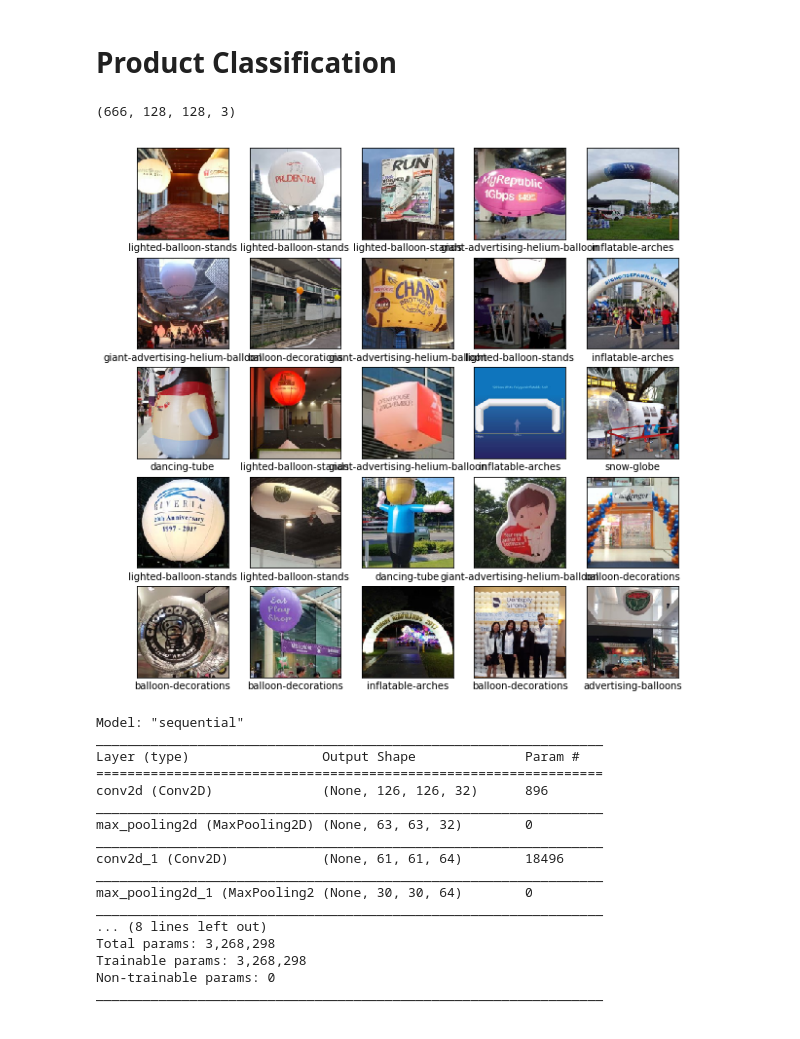
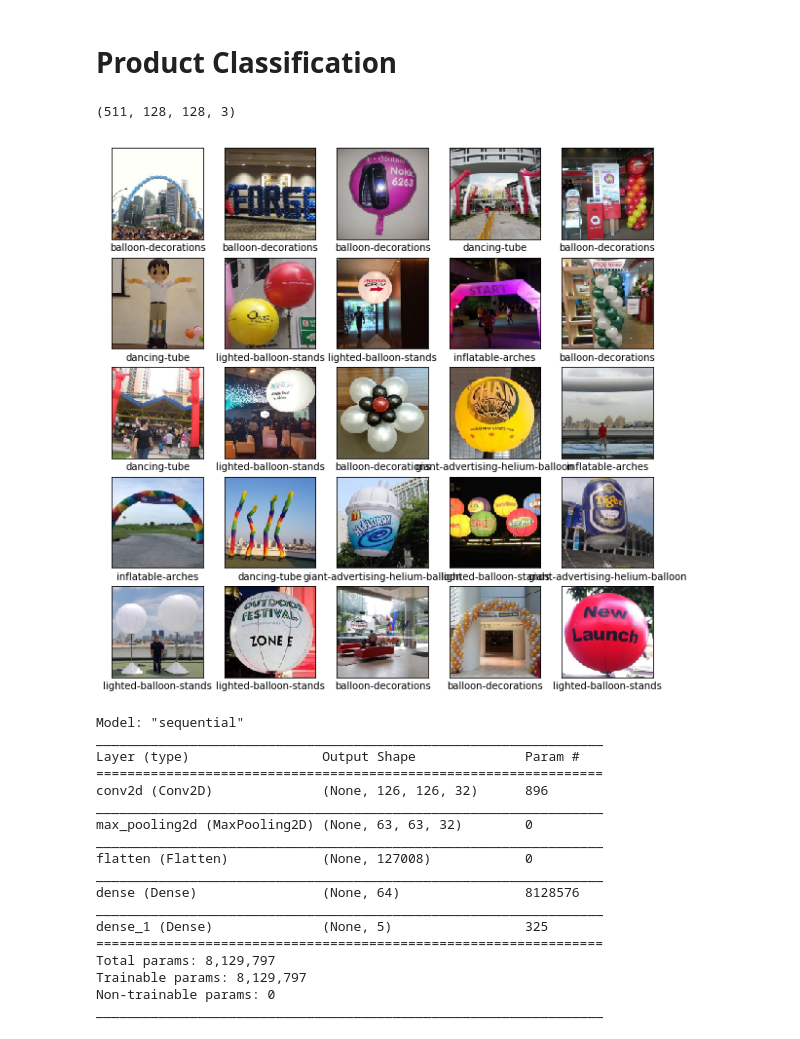
Before and after one commit to isaactjy/Advertising, a Jupyter notebook: inflatables.ipynb, the cells around one changed output. Cells and saved outputs as stored; diff of their text form; code cells hidden in the pictures.

```diff
--- a/inflatables.ipynb
+++ b/inflatables.ipynb
@@ -145,7 +145,7 @@ import matplotlib.pyplot as plt
 %matplotlib inline
 
 class_dict = {}
-with open("classes.txt","r") as txt:
+with open("classes5.txt","r") as txt:
     classes = [line.strip() for line in txt.readlines()]
     class_dict = dict(zip(range(len(classes)),classes))
 
@@ -155,47 +155,45 @@ def loadImages(root,txt):
         all_classes = []
         for line in f.readlines():
             imgname = line.split(" ")[0]
             img_arr = cv2.imread(root + imgname)
             img_arr = img_arr[:,:,::-1]
             img_arr = cv2.resize(img_arr,(128,128))
             all_imgs.append(img_arr)
             label = int(line.split(" ")[1].strip("\n"))
             all_classes.append(label)
         return np.array(all_imgs),np.array(all_classes)
 
 train_root = "D:\\Projects\\train\\"
 test_root = "D:\\Projects\\test\\"
 X_train,y_train = loadImages(train_root,"D:\\Projects\Advertising\\train.txt")
 X_test,y_test = loadImages(test_root,"D:\\Projects\\Advertising\\test.txt")
 # Normalise pixel values to be between 0 and 1
 X_train, X_test = X_train/255.0, X_test/255.0
 
 print(X_train.shape)
 
 plt.figure(figsize=(10,10))
 for i in range(25):
     plt.subplot(5,5,i+1)
     plt.xticks([])
     plt.yticks([])
     plt.grid(False)
     plt.imshow(X_train[i], cmap=plt.cm.binary)
     plt.xlabel(class_dict[y_train[i]])
 plt.show()
 # %% [output]
-(666, 128, 128, 3)
+(511, 128, 128, 3)
-[figure, old version]
+[figure, new version]
 # %%
 import tensorflow as tf
 from tensorflow.keras import layers, models
+
 model = models.Sequential()
 model.add(layers.Conv2D(32,(3,3), activation = "relu", input_shape =(128,128,3)))
 model.add(layers.MaxPooling2D((2, 2)))
-model.add(layers.Conv2D(64, (3, 3), activation='relu'))
-model.add(layers.MaxPooling2D((2, 2)))
-model.add(layers.Conv2D(64, (3, 3), activation='relu'))
 model.add(layers.Flatten())
 model.add(layers.Dense(64, activation='relu'))
-model.add(layers.Dense(10, activation='softmax'))
+model.add(layers.Dense(5, activation='softmax'))
 
 model.summary()
 # %% [output]
@@ -207,13 +205,14 @@ conv2d (Conv2D)              (None, 126, 126, 32)      896
 _________________________________________________________________
 max_pooling2d (MaxPooling2D) (None, 63, 63, 32)        0
 _________________________________________________________________
-conv2d_1 (Conv2D)            (None, 61, 61, 64)        18496
+flatten (Flatten)            (None, 127008)            0
 _________________________________________________________________
-max_pooling2d_1 (MaxPooling2 (None, 30, 30, 64)        0
+dense (Dense)                (None, 64)                8128576
 _________________________________________________________________
-... (8 lines left out)
-Total params: 3,268,298
-Trainable params: 3,268,298
+dense_1 (Dense)              (None, 5)                 325
+=================================================================
+Total params: 8,129,797
+Trainable params: 8,129,797
 Non-trainable params: 0
 _________________________________________________________________
 # %%
```
Also changed, not shown: parts of 12 cells of this notebook, 6 other files.
